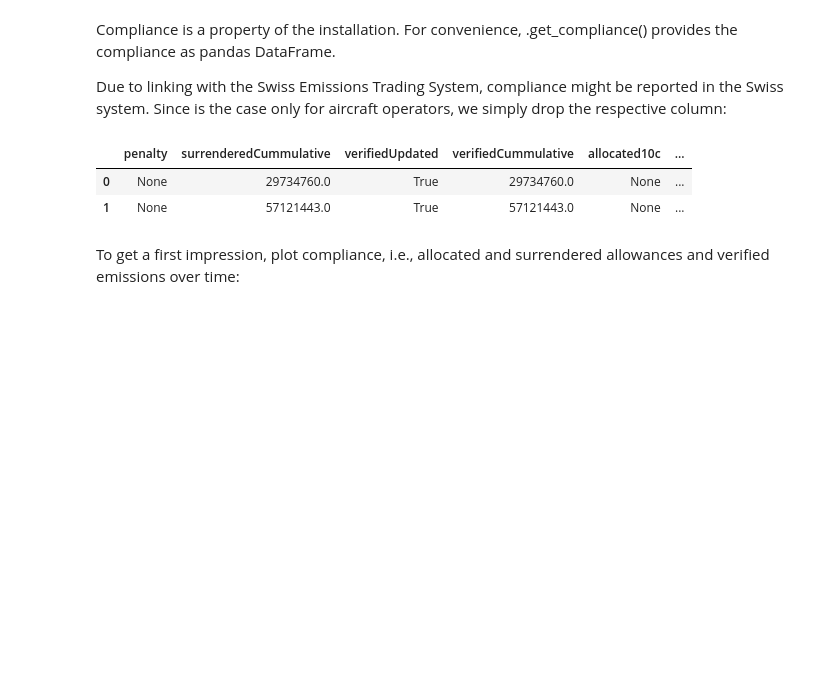
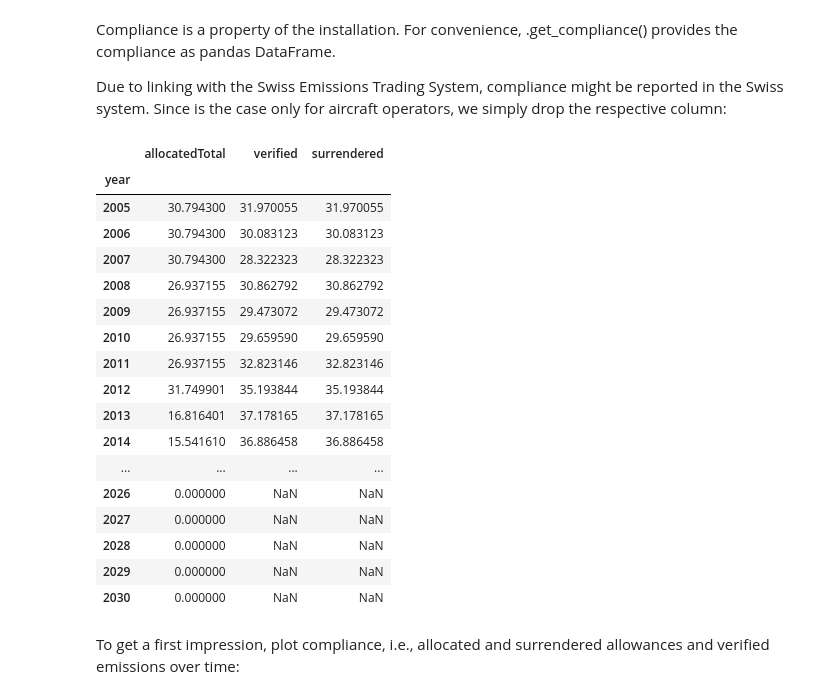
Before and after one commit to jabrell/pyeutl, a Jupyter notebook: orm_2_Installations.ipynb, the cells around one changed output. Saved outputs shown, nothing was run; the diff lists cells and outputs as text; code cells hidden in the pictures; blank space fills up the shorter version.

```diff
--- a/orm_2_Installations.ipynb
+++ b/orm_2_Installations.ipynb
@@ -14,7 +14,7 @@ The analysis takes place in three steps:
 2. The installation object provides methods to obtain compliance and surrendering details as well as associated accounts
 3. Account objects provide methods to assess related transactions.
 # %%
-id_inst = "DE_1649"
+id_inst = "PL_1"
 # %% [markdown]
 # Packages and options
 # %%
@@ -28,10 +27,10 @@ import matplotlib.pyplot as plt
 Database connection settings
 # %%
 connectionSettings = dict(
-    user="eutlAdmin",
+    user="postgres",
     host="localhost",
-    db="eutl_orm",
-    passw="1234",
+    db="eutl2024",
+    passw="password",
     port=5432
 )
 # %% [markdown]
@@ -46,7 +45,8 @@ session = dal.session
 # %% [markdown]
 Given the installation id, use the session to query the installation:
 # %%
-inst = session.query(Installation).get(id_inst)
+inst = session.get(Installation, id_inst)
 print(inst.id + ": " + inst.name)
 print(inst.address)
+print("Activity:", inst.activity)
 # %% [output]
@@ -63,11 +64,26 @@ Due to linking with the Swiss Emissions Trading System, compliance might be repo
 # %%
 inst.compliance
 df_compliance = inst.get_compliance().drop("reportedInSystem_id", axis=1)
-df_compliance.head(2)
+df_compliance[["year", "allocatedTotal", "verified", "surrendered"]].set_index("year").div(1000000)
 # %% [output]
-|  | penalty | surrenderedCummulative | verifiedUpdated | verifiedCummulative | allocated10c | ... |
-| 0 | None | 29734760.0 | True | 29734760.0 | None | ... |
-| 1 | None | 57121443.0 | True | 57121443.0 | None | ... |
+|  | allocatedTotal | verified | surrendered |
+| year |  |  |  |
+| 2005 | 30.794300 | 31.970055 | 31.970055 |
+| 2006 | 30.794300 | 30.083123 | 30.083123 |
+| 2007 | 30.794300 | 28.322323 | 28.322323 |
+| 2008 | 26.937155 | 30.862792 | 30.862792 |
+| 2009 | 26.937155 | 29.473072 | 29.473072 |
+| 2010 | 26.937155 | 29.659590 | 29.659590 |
+| 2011 | 26.937155 | 32.823146 | 32.823146 |
+| 2012 | 31.749901 | 35.193844 | 35.193844 |
+| 2013 | 16.816401 | 37.178165 | 37.178165 |
+| 2014 | 15.541610 | 36.886458 | 36.886458 |
+| ... | ... | ... | ... |
+| 2026 | 0.000000 | NaN | NaN |
+| 2027 | 0.000000 | NaN | NaN |
+| 2028 | 0.000000 | NaN | NaN |
+| 2029 | 0.000000 | NaN | NaN |
+| 2030 | 0.000000 | NaN | NaN |
 # %% [markdown]
 To get a first impression, plot compliance, i.e., allocated and surrendered allowances and verified emissions over time:
 # %%
```
Also changed, not shown: parts of 20 cells of this notebook, 13 other files.
